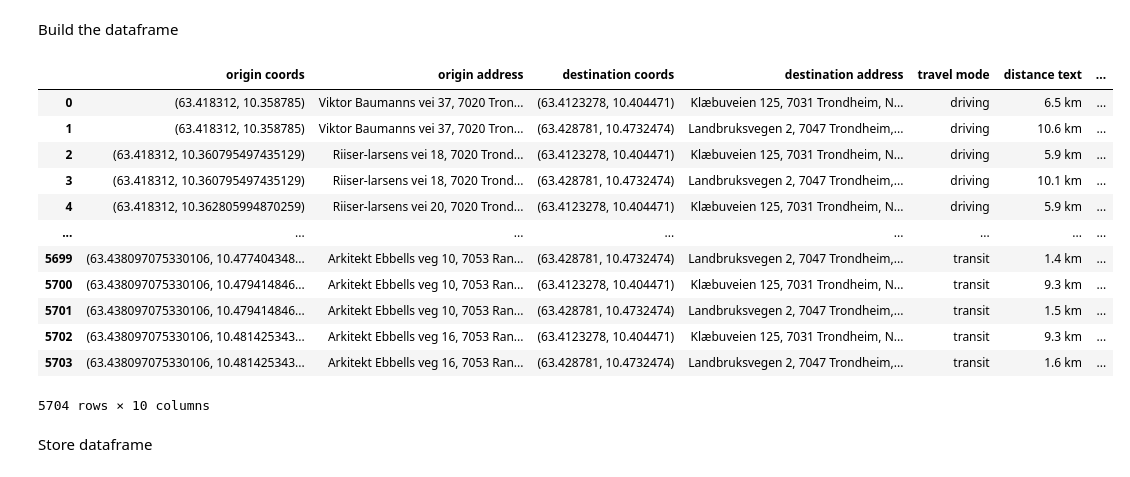
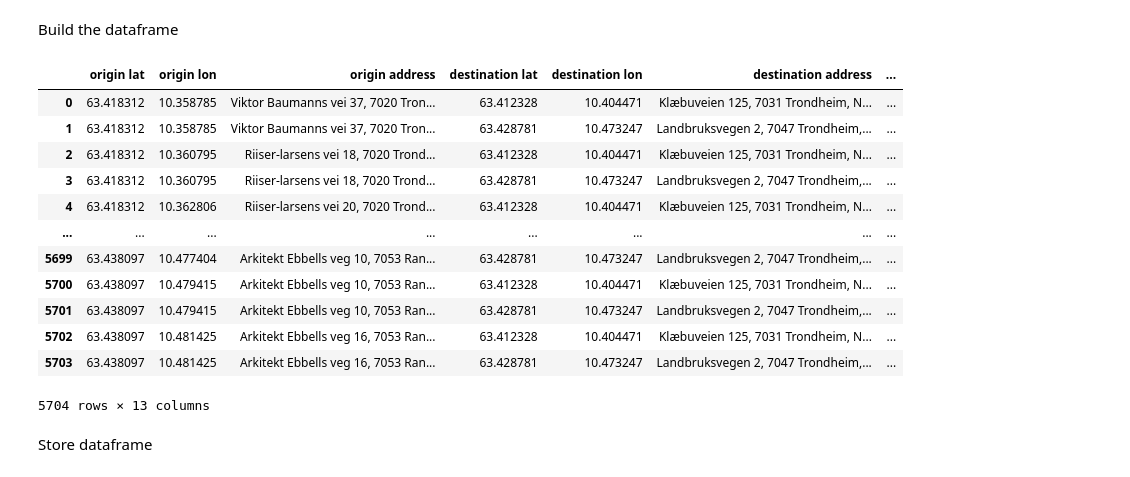
Before and after one commit to glennib/pycommute, a Jupyter notebook: process_data.ipynb, the cells around one changed output. Cells and saved outputs as stored; diff of their text form; code cells hidden in the pictures.

Commit message:
Made some example visuals with mplleaflet.
- Added destination labels to config
- Example visualizations
- Split coordinates in data table

```diff
--- a/process_data.ipynb
+++ b/process_data.ipynb
@@ -24,6 +24,7 @@ distance_matrices_transit = data_object['distance_matrices_transit']
 distance_matrices_driving = data_object['distance_matrices_driving']
 origins_batches = data_object['origins_batches']
 destinations_geocodes = data_object['destinations_geocodes']
+destination_labels = data_object['config']['destination_labels']
 # %%
 destination_coords = [
     (geocode['geometry']['location']['lat'], geocode['geometry']['location']['lng']) for geocode in destinations_geocodes
@@ -43,7 +47,9 @@ status,
 # %% [markdown]
 Function that takes a batch and creates a list of dictionaries that correspond to a row in the dataframe.
 # %%
-def entries_from_batch(batch_matrix, mode, batch_origins, destination_coords):
+def entries_from_batch(batch_matrix, mode, batch_origins, destination_coords, destination_labels=None):
+    if destination_labels is None:
+        destination_labels = [None] * len(destination_coords)
     entries = []
     assert batch_matrix['status'] == 'OK', "Batch status isn't `OK`. It's {}.".format(batch_matrix['status'])
     destination_addresses = batch_matrix['destination_addresses']
@@ -56,12 +62,15 @@ def entries_from_batch(batch_matrix, mode, batch_origins, destination_coords):
     for row, origin_address, origin_coordinate in zip(rows, origin_addresses, batch_origins):
         elements = row['elements']
         assert len(elements) == 2, "Number of elements ({}) isn't 2".format(len(elements))
-        for element, destination_address, destination_coordinate in zip(elements, destination_addresses, destination_coords):
+        for element, destination_address, destination_coordinate, destination_label in zip(elements, destination_addresses, destination_coords, destination_labels):
             entry = {
-                'origin coords': tuple(origin_coordinate),
+                'origin lat': origin_coordinate[0],
+                'origin lon': origin_coordinate[1],
                 'origin address': origin_address,
-                'destination coords': destination_coordinate,
+                'destination lat': destination_coordinate[0],
+                'destination lon': destination_coordinate[1],
                 'destination address': destination_address,
+                'destination label': destination_label,
                 'travel mode': mode,
                 'distance text': element['distance']['text'],
                 'distance value': element['distance']['value'],
@@ -76,28 +85,28 @@ Build the dataframe
 # %%
 df = pd.DataFrame()
 
 for batch_matrix, batch_origins in zip(distance_matrices_driving, origins_batches):
-    entries = entries_from_batch(batch_matrix, 'driving', batch_origins, destination_coords)
+    entries = entries_from_batch(batch_matrix, 'driving', batch_origins, destination_coords, destination_labels)
     df = df.append(entries, ignore_index=True, verify_integrity=True)
 for batch_matrix, batch_origins in zip(distance_matrices_transit, origins_batches):
-    entries = entries_from_batch(batch_matrix, 'transit', batch_origins, destination_coords)
+    entries = entries_from_batch(batch_matrix, 'transit', batch_origins, destination_coords, destination_labels)
     df = df.append(entries, ignore_index=True, verify_integrity=True)
 
 df
 # %% [output]
-|  | origin coords | origin address | destination coords | destination address | travel mode | distance text | ... |
-| 0 | (63.418312, 10.358785) | Viktor Baumanns vei 37, 7020 Tron... | (63.4123278, 10.404471) | Klæbuveien 125, 7031 Trondheim, N... | driving | 6.5 km | ... |
-| 1 | (63.418312, 10.358785) | Viktor Baumanns vei 37, 7020 Tron... | (63.428781, 10.4732474) | Landbruksvegen 2, 7047 Trondheim,... | driving | 10.6 km | ... |
-| 2 | (63.418312, 10.360795497435129) | Riiser-larsens vei 18, 7020 Trond... | (63.4123278, 10.404471) | Klæbuveien 125, 7031 Trondheim, N... | driving | 5.9 km | ... |
-| 3 | (63.418312, 10.360795497435129) | Riiser-larsens vei 18, 7020 Trond... | (63.428781, 10.4732474) | Landbruksvegen 2, 7047 Trondheim,... | driving | 10.1 km | ... |
-| 4 | (63.418312, 10.362805994870259) | Riiser-larsens vei 20, 7020 Trond... | (63.4123278, 10.404471) | Klæbuveien 125, 7031 Trondheim, N... | driving | 5.9 km | ... |
+|  | origin lat | origin lon | origin address | destination lat | destination lon | destination address | ... |
+| 0 | 63.418312 | 10.358785 | Viktor Baumanns vei 37, 7020 Tron... | 63.412328 | 10.404471 | Klæbuveien 125, 7031 Trondheim, N... | ... |
+| 1 | 63.418312 | 10.358785 | Viktor Baumanns vei 37, 7020 Tron... | 63.428781 | 10.473247 | Landbruksvegen 2, 7047 Trondheim,... | ... |
+| 2 | 63.418312 | 10.360795 | Riiser-larsens vei 18, 7020 Trond... | 63.412328 | 10.404471 | Klæbuveien 125, 7031 Trondheim, N... | ... |
+| 3 | 63.418312 | 10.360795 | Riiser-larsens vei 18, 7020 Trond... | 63.428781 | 10.473247 | Landbruksvegen 2, 7047 Trondheim,... | ... |
+| 4 | 63.418312 | 10.362806 | Riiser-larsens vei 20, 7020 Trond... | 63.412328 | 10.404471 | Klæbuveien 125, 7031 Trondheim, N... | ... |
 | ... | ... | ... | ... | ... | ... | ... | ... |
-| 5699 | (63.438097075330106, 10.477404348... | Arkitekt Ebbells veg 10, 7053 Ran... | (63.428781, 10.4732474) | Landbruksvegen 2, 7047 Trondheim,... | transit | 1.4 km | ... |
-| 5700 | (63.438097075330106, 10.479414846... | Arkitekt Ebbells veg 10, 7053 Ran... | (63.4123278, 10.404471) | Klæbuveien 125, 7031 Trondheim, N... | transit | 9.3 km | ... |
-| 5701 | (63.438097075330106, 10.479414846... | Arkitekt Ebbells veg 10, 7053 Ran... | (63.428781, 10.4732474) | Landbruksvegen 2, 7047 Trondheim,... | transit | 1.5 km | ... |
-| 5702 | (63.438097075330106, 10.481425343... | Arkitekt Ebbells veg 16, 7053 Ran... | (63.4123278, 10.404471) | Klæbuveien 125, 7031 Trondheim, N... | transit | 9.3 km | ... |
-| 5703 | (63.438097075330106, 10.481425343... | Arkitekt Ebbells veg 16, 7053 Ran... | (63.428781, 10.4732474) | Landbruksvegen 2, 7047 Trondheim,... | transit | 1.6 km | ... |
+| 5699 | 63.438097 | 10.477404 | Arkitekt Ebbells veg 10, 7053 Ran... | 63.428781 | 10.473247 | Landbruksvegen 2, 7047 Trondheim,... | ... |
+| 5700 | 63.438097 | 10.479415 | Arkitekt Ebbells veg 10, 7053 Ran... | 63.412328 | 10.404471 | Klæbuveien 125, 7031 Trondheim, N... | ... |
+| 5701 | 63.438097 | 10.479415 | Arkitekt Ebbells veg 10, 7053 Ran... | 63.428781 | 10.473247 | Landbruksvegen 2, 7047 Trondheim,... | ... |
+| 5702 | 63.438097 | 10.481425 | Arkitekt Ebbells veg 16, 7053 Ran... | 63.412328 | 10.404471 | Klæbuveien 125, 7031 Trondheim, N... | ... |
+| 5703 | 63.438097 | 10.481425 | Arkitekt Ebbells veg 16, 7053 Ran... | 63.428781 | 10.473247 | Landbruksvegen 2, 7047 Trondheim,... | ... |
-5704 rows × 10 columns
+5704 rows × 13 columns
 # %% [markdown]
 Store dataframe
 # %%
```
Also changed, not shown: parts of 1 cell of this notebook, 2 other files.
